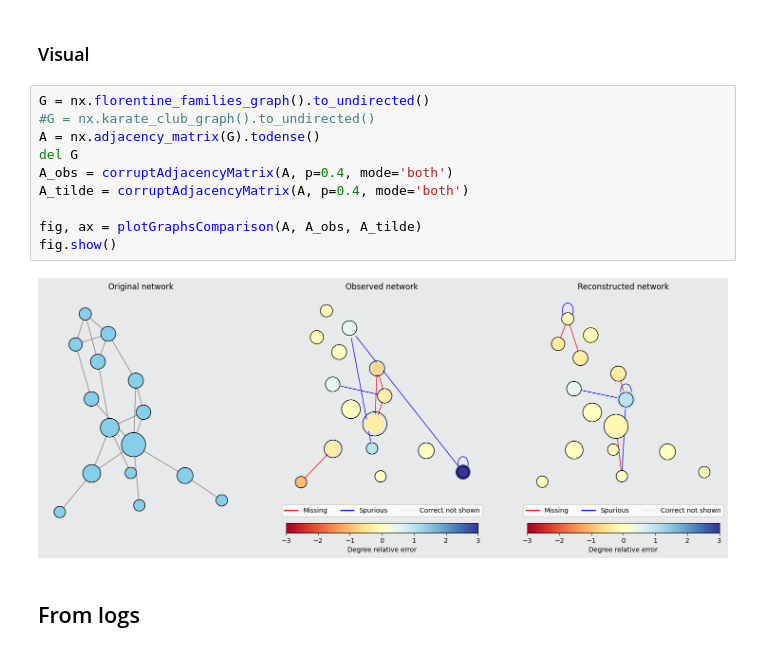
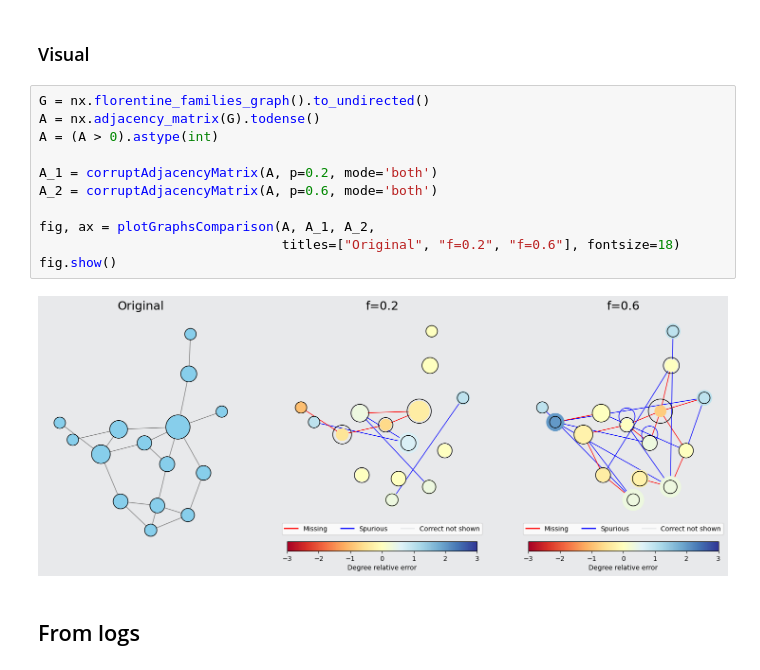
Before and after one commit to paololapo/NetworkReconstruction, a Jupyter notebook: MCMC.ipynb, the cells around one changed output. Saved outputs shown, nothing was run; the diff lists cells and outputs as text.

```diff
--- a/MCMC.ipynb
+++ b/MCMC.ipynb
@@ -525,16 +111,17 @@ Text(0.5, 0, 'Number of spurious interactions')
 ### Visual
 # %%
 G = nx.florentine_families_graph().to_undirected()
-#G = nx.karate_club_graph().to_undirected()
 A = nx.adjacency_matrix(G).todense()
-del G
-A_obs = corruptAdjacencyMatrix(A, p=0.4, mode='both')
-A_tilde = corruptAdjacencyMatrix(A, p=0.4, mode='both')
+A = (A > 0).astype(int)
 
-fig, ax = plotGraphsComparison(A, A_obs, A_tilde)
+A_1 = corruptAdjacencyMatrix(A, p=0.2, mode='both')
+A_2 = corruptAdjacencyMatrix(A, p=0.6, mode='both')
+
+fig, ax = plotGraphsComparison(A, A_1, A_2,
+                               titles=["Original", "f=0.2", "f=0.6"], fontsize=18)
 fig.show()
 # %% [output]
-[figure, old version]
+[figure, new version]
 # %% [markdown]
 ## From logs
 # %% [markdown]
```
Also changed, not shown: parts of 45 cells of this notebook, 3 other files.
